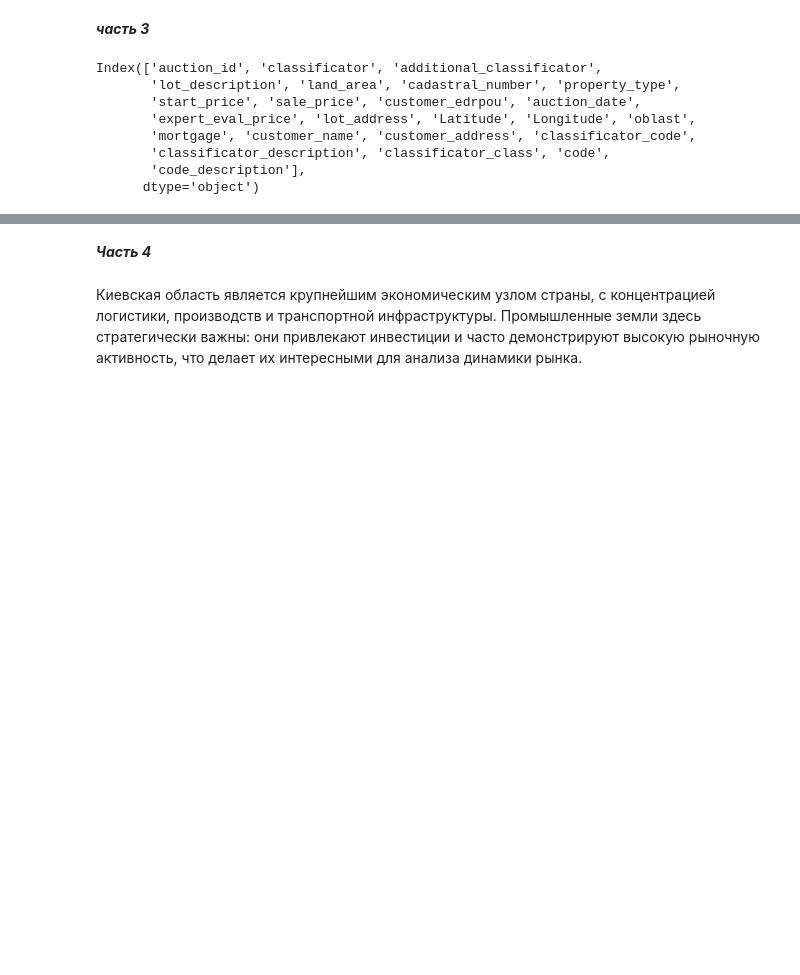
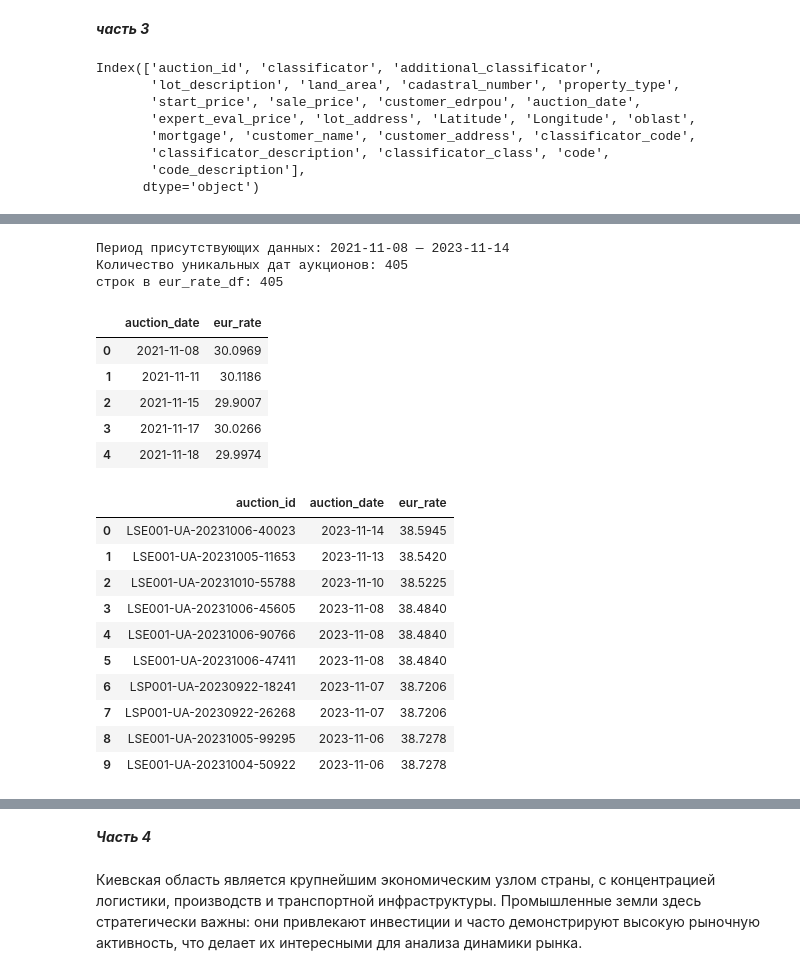
Before and after one commit to aikokass82-design/home-tasks-, a Jupyter notebook: Diplom.ipynb, the cells around one changed output, grey strips where cells are left out. Drawn from its saved outputs; the diff is of its cells as text; code cells hidden in the pictures; blank space fills up the shorter version.

```diff
--- a/Diplom.ipynb
+++ b/Diplom.ipynb
@@ -351,0 +309,71 @@ print(df[['auction_date', 'oblast', 'start_price', 'start_price_eur',
+# %%
+#1
+auctions["auction_date"] = pd.to_datetime(auctions["auction_date"]).dt.normalize()
+
+min_date = auctions["auction_date"].min()
+max_date = auctions["auction_date"].max()
+print(f"Период присутствующих данных: {min_date.date()} — {max_date.date()}")
+
+unique_dates = pd.to_datetime(auctions["auction_date"].unique())
+
+print(f"Количество уникальных дат аукционов: {len(unique_dates)}")
+rates = []
+
+for d in unique_dates:
+    date_str = d.strftime("%Y%m%d")
+    url = f"https://bank.gov.ua/NBUStatService/v1/statdirectory/exchange?valcode=EUR&date={date_str}&json"
+    resp = requests.get(url)
+    data = resp.json()
+
+    if not data:
+        continue
+
+    rate = float(data[0]["rate"])
+    ex_date = pd.to_datetime(data[0]["exchangedate"], format="%d.%m.%Y").normalize()
+
+    rates.append({
+        "auction_date": ex_date,
+        "eur_rate": rate
+    })
+eur_rate_df = (
+    pd.DataFrame(rates)
+    .drop_duplicates(subset=["auction_date"])
+    .sort_values("auction_date")
+    .reset_index(drop=True)
+)
+
+print("строк в eur_rate_df:", len(eur_rate_df))
+display(eur_rate_df.head())
+
+if "eur_rate" in auctions.columns:
+    auctions = auctions.drop(columns=["eur_rate"])
+
+auctions = auctions.merge(
+    eur_rate_df,
+    on="auction_date",
+    how="left"
+)
+auctions["eur_rate"] = auctions["eur_rate"].astype(float)
+auctions["eur_rate"] = auctions["eur_rate"].ffill().bfill()
+auctions[["auction_id", "auction_date", "eur_rate"]].head(10)
+# %% [output]
+Период присутствующих данных: 2021-11-08 — 2023-11-14
+Количество уникальных дат аукционов: 405
+строк в eur_rate_df: 405
+|  | auction_date | eur_rate |
+| 0 | 2021-11-08 | 30.0969 |
+| 1 | 2021-11-11 | 30.1186 |
+| 2 | 2021-11-15 | 29.9007 |
+| 3 | 2021-11-17 | 30.0266 |
+| 4 | 2021-11-18 | 29.9974 |
+|  | auction_id | auction_date | eur_rate |
+| 0 | LSE001-UA-20231006-40023 | 2023-11-14 | 38.5945 |
+| 1 | LSE001-UA-20231005-11653 | 2023-11-13 | 38.5420 |
+| 2 | LSE001-UA-20231010-55788 | 2023-11-10 | 38.5225 |
+| 3 | LSE001-UA-20231006-45605 | 2023-11-08 | 38.4840 |
+| 4 | LSE001-UA-20231006-90766 | 2023-11-08 | 38.4840 |
+| 5 | LSE001-UA-20231006-47411 | 2023-11-08 | 38.4840 |
+| 6 | LSP001-UA-20230922-18241 | 2023-11-07 | 38.7206 |
+| 7 | LSP001-UA-20230922-26268 | 2023-11-07 | 38.7206 |
+| 8 | LSE001-UA-20231005-99295 | 2023-11-06 | 38.7278 |
+| 9 | LSE001-UA-20231004-50922 | 2023-11-06 | 38.7278 |
```
Also changed, not shown: parts of 17 cells of this notebook.
